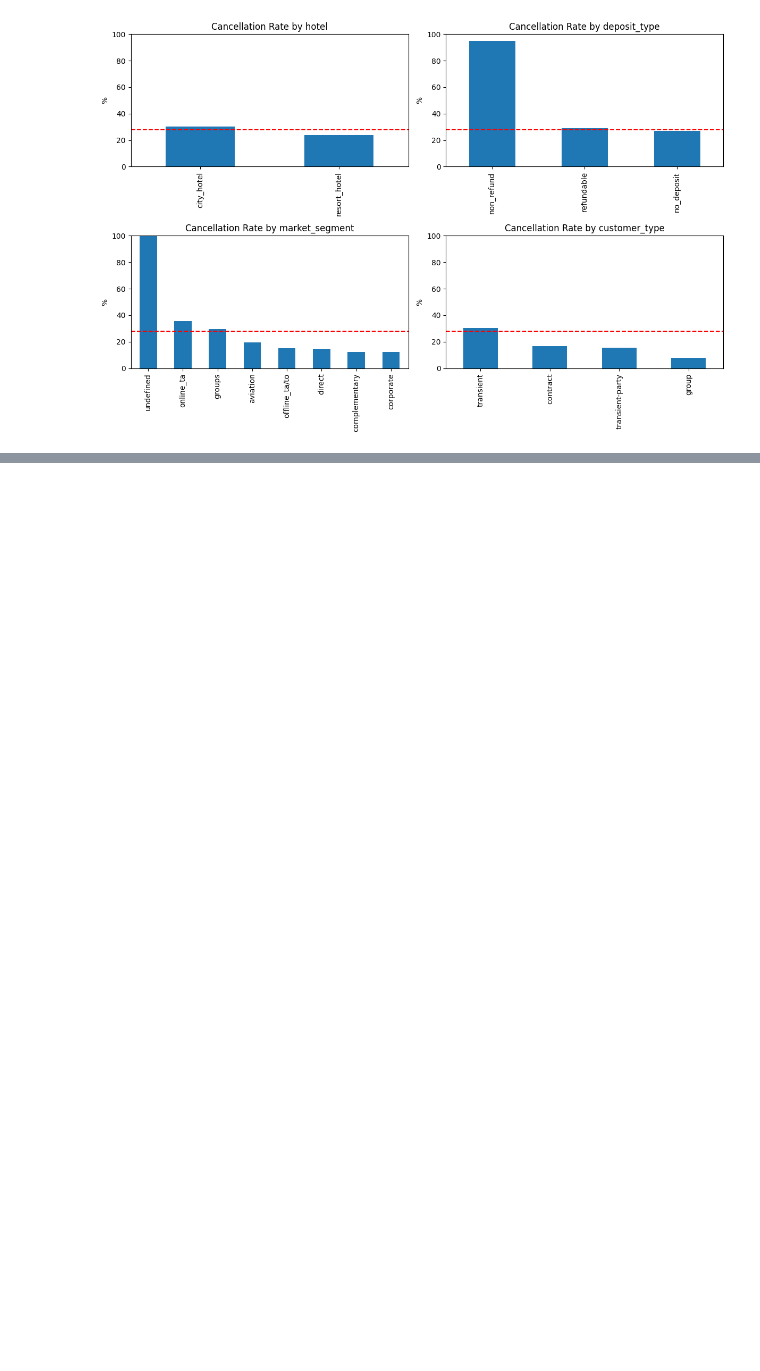
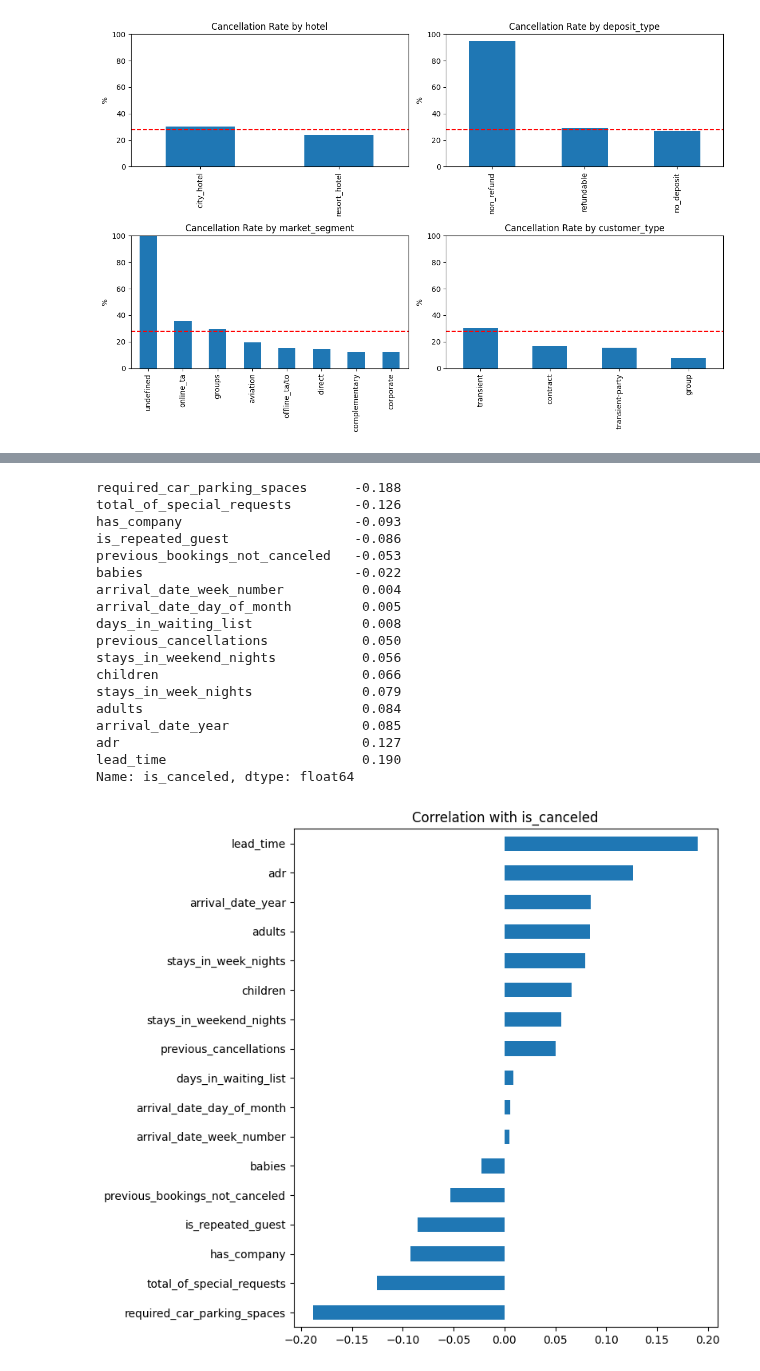
Before and after one commit to nabila-natasha/hotel-booking-cancellation-ml, a Jupyter notebook: notebooks/01_eda_cleaning.ipynb, the cells around one changed output, grey strips where cells are left out. Saved outputs shown, nothing was run; the diff lists cells and outputs as text; code cells hidden in the pictures; blank space fills up the shorter version.

```diff
--- a/notebooks/01_eda_cleaning.ipynb
+++ b/notebooks/01_eda_cleaning.ipynb
@@ -630,0 +728,28 @@ df_clean.head()
+# %%
+corr = df_clean.corr(numeric_only=True)['is_canceled'].drop('is_canceled').sort_values()
+print(corr.round(3), '\n')
+
+corr.plot(kind="barh", figsize=(8, 7), title="Correlation with is_canceled")
+
+plt.tight_layout()
+plt.show()
+# %% [output]
+required_car_parking_spaces      -0.188
+total_of_special_requests        -0.126
+has_company                      -0.093
+is_repeated_guest                -0.086
+previous_bookings_not_canceled   -0.053
+babies                           -0.022
+arrival_date_week_number          0.004
+arrival_date_day_of_month         0.005
+days_in_waiting_list              0.008
+previous_cancellations            0.050
+stays_in_weekend_nights           0.056
+children                          0.066
+stays_in_week_nights              0.079
+adults                            0.084
+arrival_date_year                 0.085
+adr                               0.127
+lead_time                         0.190
+Name: is_canceled, dtype: float64
+[figure, added]
```
Also changed, not shown: parts of 18 cells of this notebook.
